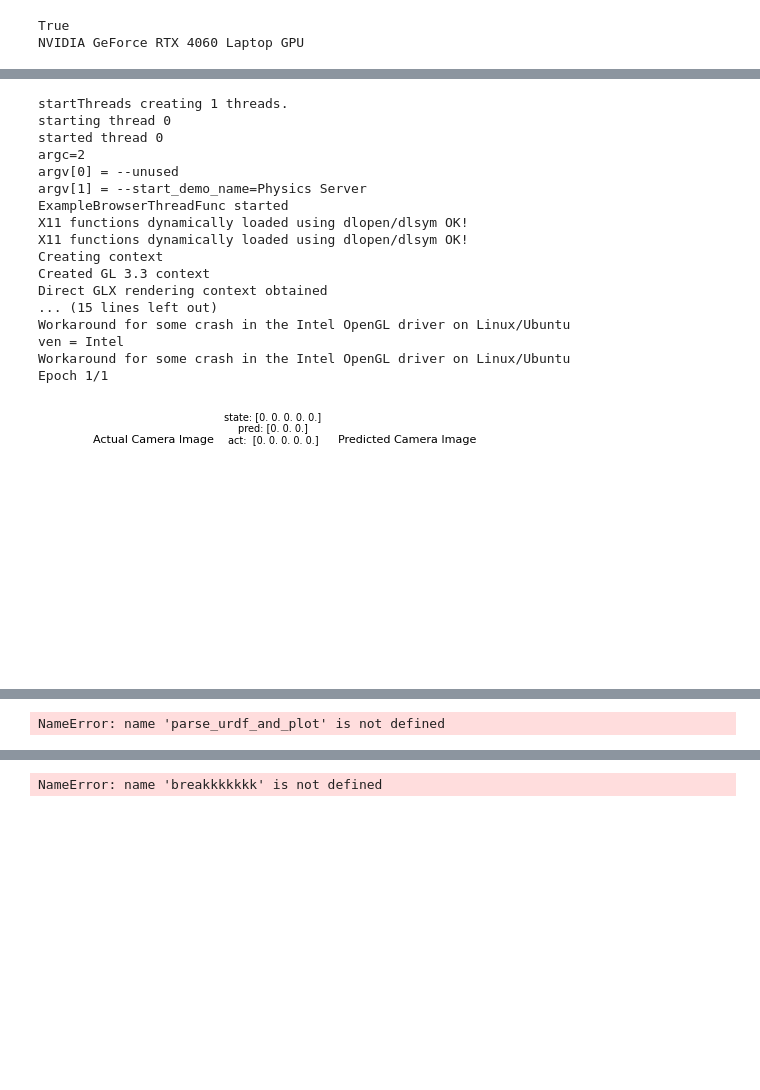
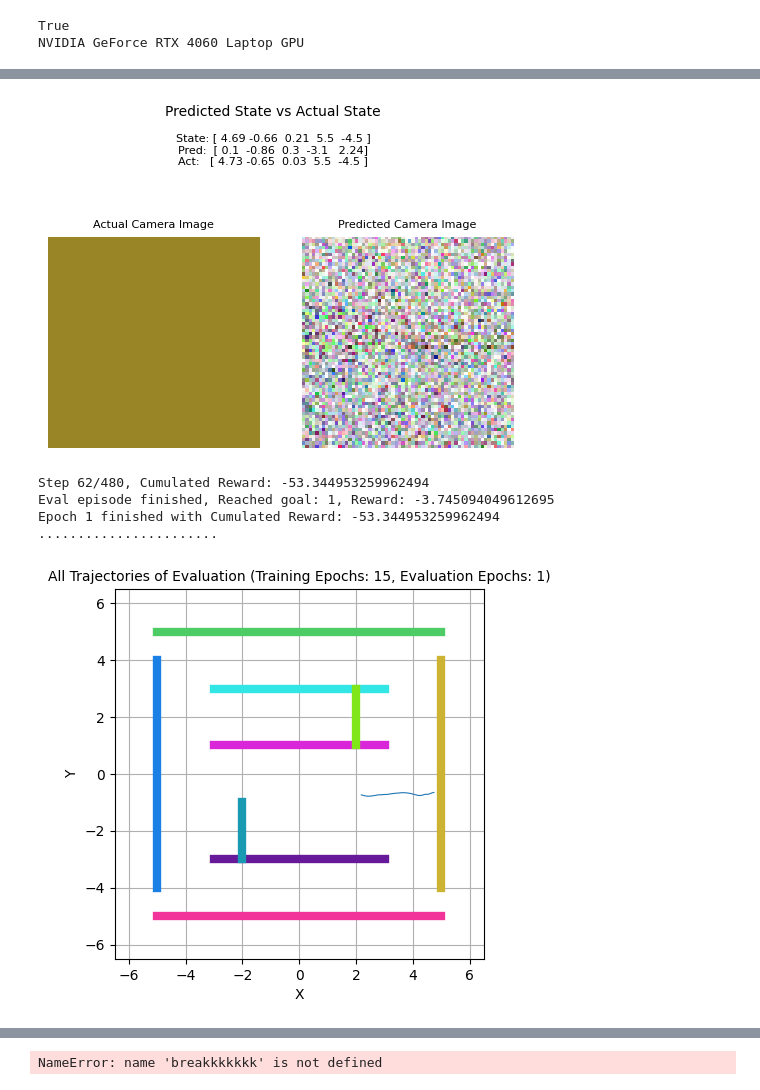
Before and after one commit to ferdinandhartmann/mt_start, a Jupyter notebook: mobile_robot_rl_2_sac.ipynb, the cells around one changed output, grey strips where cells are left out. Drawn from its saved outputs; the diff is of its cells as text; code cells hidden in the pictures; blank space fills up the shorter version.

```diff
--- a/mobile_robot_rl_2_sac.ipynb
+++ b/mobile_robot_rl_2_sac.ipynb
@@ -741,6 +730,6 @@ Error:
 # %%
 # Number of episodes to train
-TOTAL_EPISODES = 4
+TOTAL_EPISODES = 1
 
 # Set to True to continue training from an existing model in MODEL_DIR
 RESUME_TRAINING = False
@@ -918,7 +907,7 @@ env.close()
 # --- To evaluate ---
 custom_goal_pos = [-3.0, -0.0]  # Example custom goal position
 
-eval_env = MazeCarEnv(render_mode="human", inference_agent=agent)
+eval_env = MazeCarEnv(render_mode="human", inference_agent=agent, evaluation=True)
 # model = SAC.load(str(MODEL_DIR/"sac_model"), env=eval_env)
 model = SAC.load(
     "/home/ferdinand/masterthesis/mt_start/runs/sac_run_2025_06_20-23_56/models/sac_model.zip", env=eval_env
@@ -955,48 +944,36 @@ for epoch in range(num_eval_epochs):
             eval_env.carId, physicsClientId=eval_env.client
         )
         trajectory.append(car_pos[:2])  # Save only x, y coordinates
 
         print(
             f"Step {step + 1}/{max_steps_per_epoch}, Cumulated Reward: {cumulated_reward}"
         )
 
         if terminated or truncated:
             print(
                 f"Eval episode finished, Reached goal: {info.get('target_goal_index')}, Reward: {reward}"
             )
             break
 
     all_eval_trajectories.append(trajectory)
     print(f"Epoch {epoch + 1} finished with Cumulated Reward: {cumulated_reward}")
     print(".......................")
 
 np.save(str(TRAJECTORY_EVAL_FILE), np.array(all_eval_trajectories, dtype=object))
 parse_urdf_and_plot(
     MAZEFILE,
     all_eval_trajectories,
     TRAJECTORY_EVAL_PLOT,
     total_epochs_trained,
     num_eval_epochs,
     trainingrun=False,
 )
 
 eval_env.close()
 # %% [output]
+[figure, new version]
-startThreads creating 1 threads.
-starting thread 0
-started thread 0
-argc=2
-argv[0] = --unused
-argv[1] = --start_demo_name=Physics Server
-ExampleBrowserThreadFunc started
-X11 functions dynamically loaded using dlopen/dlsym OK!
-X11 functions dynamically loaded using dlopen/dlsym OK!
-Creating context
-Created GL 3.3 context
-Direct GLX rendering context obtained
-... (15 lines left out)
-Workaround for some crash in the Intel OpenGL driver on Linux/Ubuntu
-ven = Intel
-Workaround for some crash in the Intel OpenGL driver on Linux/Ubuntu
-Epoch 1/1
+Step 62/480, Cumulated Reward: -53.344953259962494
+Eval episode finished, Reached goal: 1, Reward: -3.745094049612695
+Epoch 1 finished with Cumulated Reward: -53.344953259962494
+.......................
-[figure, old version]
+[figure, added]
@@ -1020 +996,0 @@ Epoch 1 finished with Cumulated Reward: -22.83505159250077
-NameError: name 'parse_urdf_and_plot' is not defined
```
Also changed, not shown: parts of 9 cells of this notebook.
